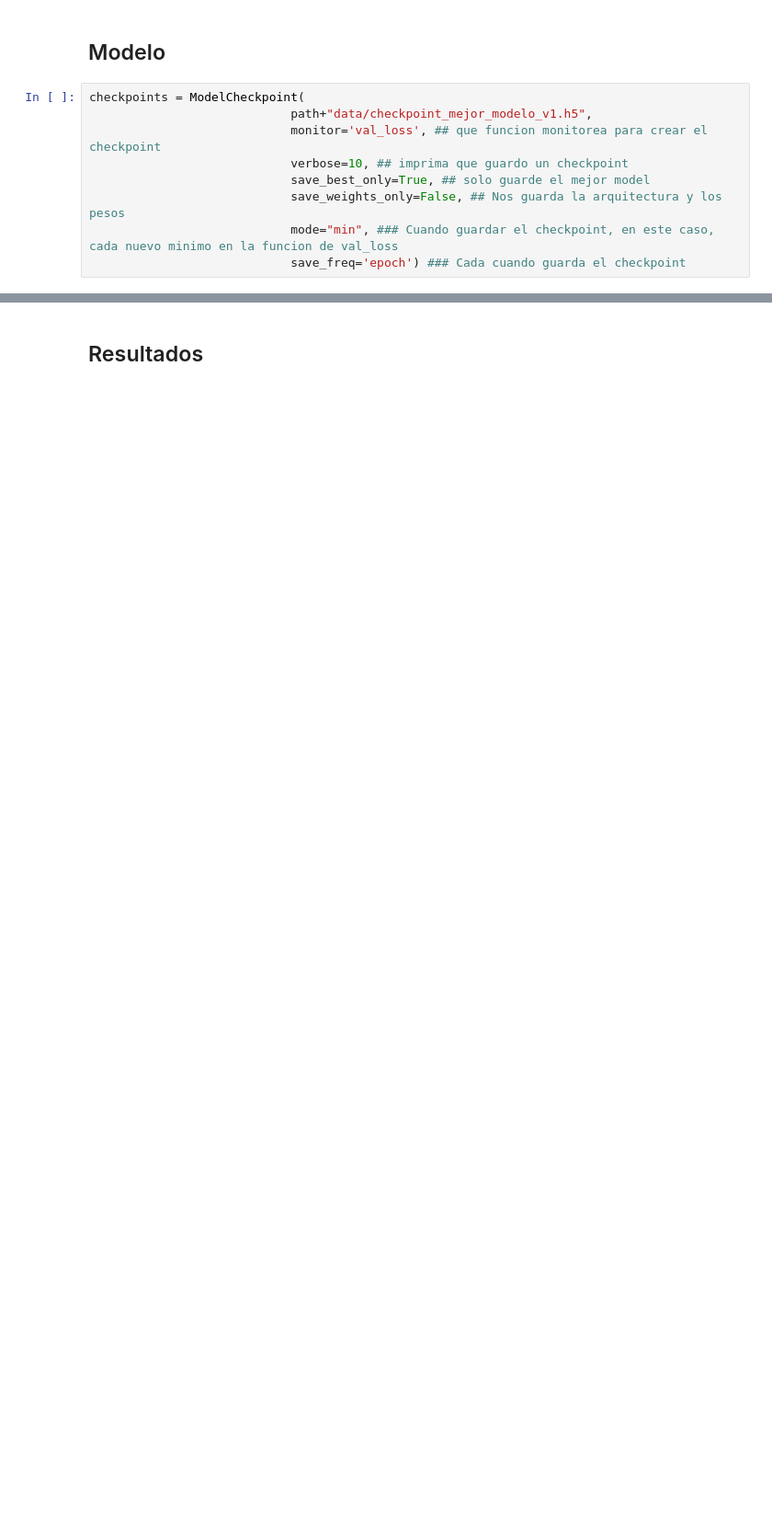
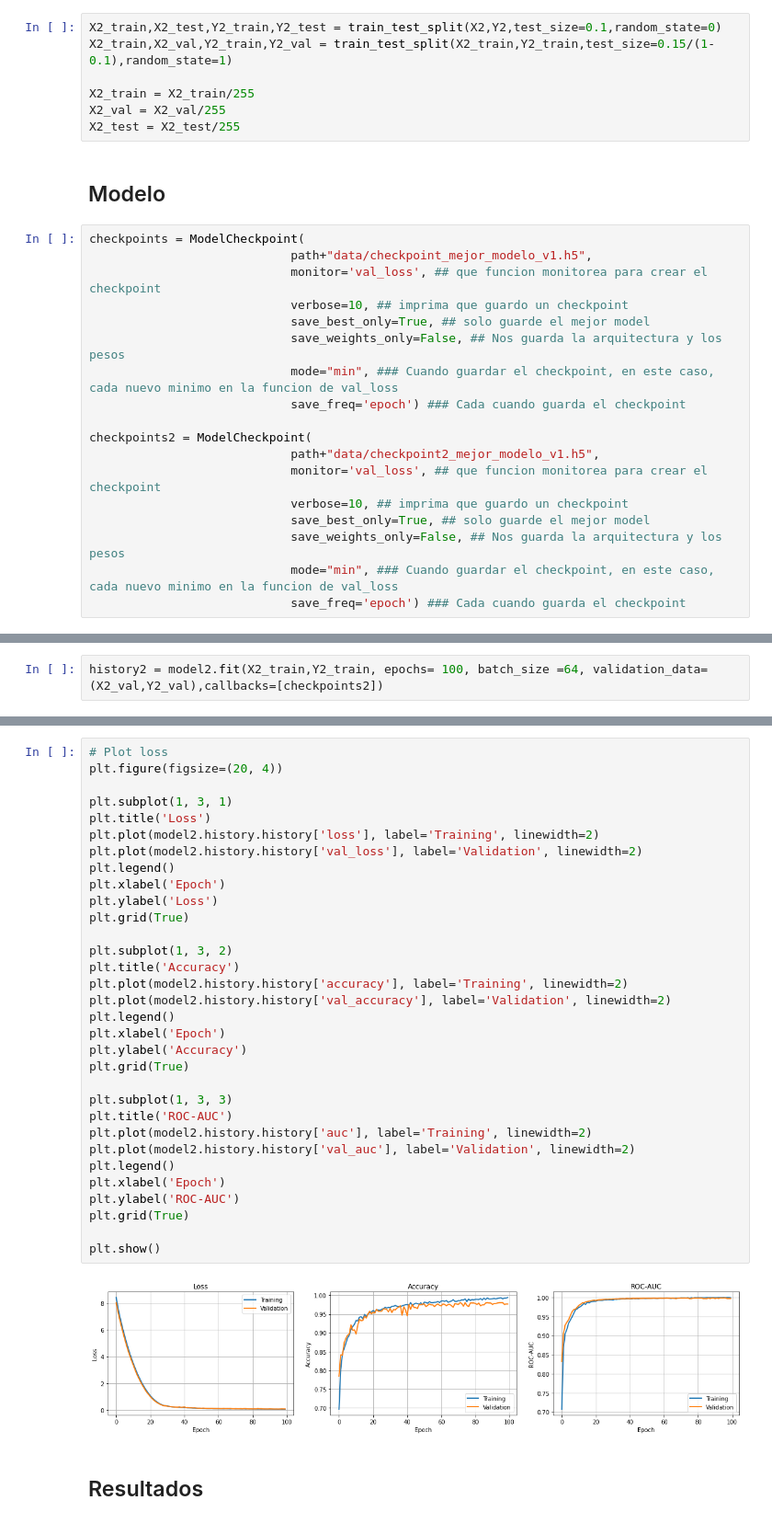
Before and after one commit to joelitam2021/Aprendizaje_profundo, a Jupyter notebook: model/220418_cubrebocas_v1.ipynb, the cells around one changed output, grey strips where cells are left out. Shown at 92% size. Saved outputs shown, nothing was run; the diff lists cells and outputs as text; blank space fills up the shorter version.

```diff
--- a/model/220418_cubrebocas_v1.ipynb
+++ b/model/220418_cubrebocas_v1.ipynb
@@ -99,6 +104,13 @@ X_train,X_val,Y_train,Y_val = train_test_split(X_train,Y_train,test_size=0.15/(1
 X_train = X_train/255
 X_val = X_val/255
 X_test = X_test/255
+# %%
+X2_train,X2_test,Y2_train,Y2_test = train_test_split(X2,Y2,test_size=0.1,random_state=0)
+X2_train,X2_val,Y2_train,Y2_val = train_test_split(X2_train,Y2_train,test_size=0.15/(1-0.1),random_state=1)
+
+X2_train = X2_train/255
+X2_val = X2_val/255
+X2_test = X2_test/255
 # %% [markdown]
 ## Modelo
 # %%
@@ -110,6 +122,15 @@ checkpoints = ModelCheckpoint(
                             save_weights_only=False, ## Nos guarda la arquitectura y los pesos
                             mode="min", ### Cuando guardar el checkpoint, en este caso, cada nuevo minimo en la funcion de val_loss
                             save_freq='epoch') ### Cada cuando guarda el checkpoint
+
+checkpoints2 = ModelCheckpoint(
+                            path+"data/checkpoint2_mejor_modelo_v1.h5",
+                            monitor='val_loss', ## que funcion monitorea para crear el checkpoint
+                            verbose=10, ## imprima que guardo un checkpoint
+                            save_best_only=True, ## solo guarde el mejor model
+                            save_weights_only=False, ## Nos guarda la arquitectura y los pesos
+                            mode="min", ### Cuando guardar el checkpoint, en este caso, cada nuevo minimo en la funcion de val_loss
+                            save_freq='epoch') ### Cada cuando guarda el checkpoint
 # %%
 model = Sequential()
 model.add(InputLayer(input_shape=(64,64,1))) ## las dimensiones de la imagen
@@ -170,0 +230,2 @@ Epoch 100: val_loss did not improve from 0.17540
+# %%
+history2 = model2.fit(X2_train,Y2_train, epochs= 100, batch_size =64, validation_data=(X2_val,Y2_val),callbacks=[checkpoints2])
@@ -196,3 +275,37 @@ plt.show()
+# %%
+# Plot loss
+plt.figure(figsize=(20, 4))
+
+plt.subplot(1, 3, 1)
+plt.title('Loss')
+plt.plot(model2.history.history['loss'], label='Training', linewidth=2)
+plt.plot(model2.history.history['val_loss'], label='Validation', linewidth=2)
+plt.legend()
+plt.xlabel('Epoch')
+plt.ylabel('Loss')
+plt.grid(True)
+
+plt.subplot(1, 3, 2)
+plt.title('Accuracy')
+plt.plot(model2.history.history['accuracy'], label='Training', linewidth=2)
+plt.plot(model2.history.history['val_accuracy'], label='Validation', linewidth=2)
+plt.legend()
+plt.xlabel('Epoch')
+plt.ylabel('Accuracy')
+plt.grid(True)
+
+plt.subplot(1, 3, 3)
+plt.title('ROC-AUC')
+plt.plot(model2.history.history['auc'], label='Training', linewidth=2)
+plt.plot(model2.history.history['val_auc'], label='Validation', linewidth=2)
+plt.legend()
+plt.xlabel('Epoch')
+plt.ylabel('ROC-AUC')
+plt.grid(True)
+
+plt.show()
+# %% [output]
+[figure, added]
 # %% [markdown]
 ## Resultados
 # %%
```
Also changed, not shown: parts of 29 cells of this notebook.
